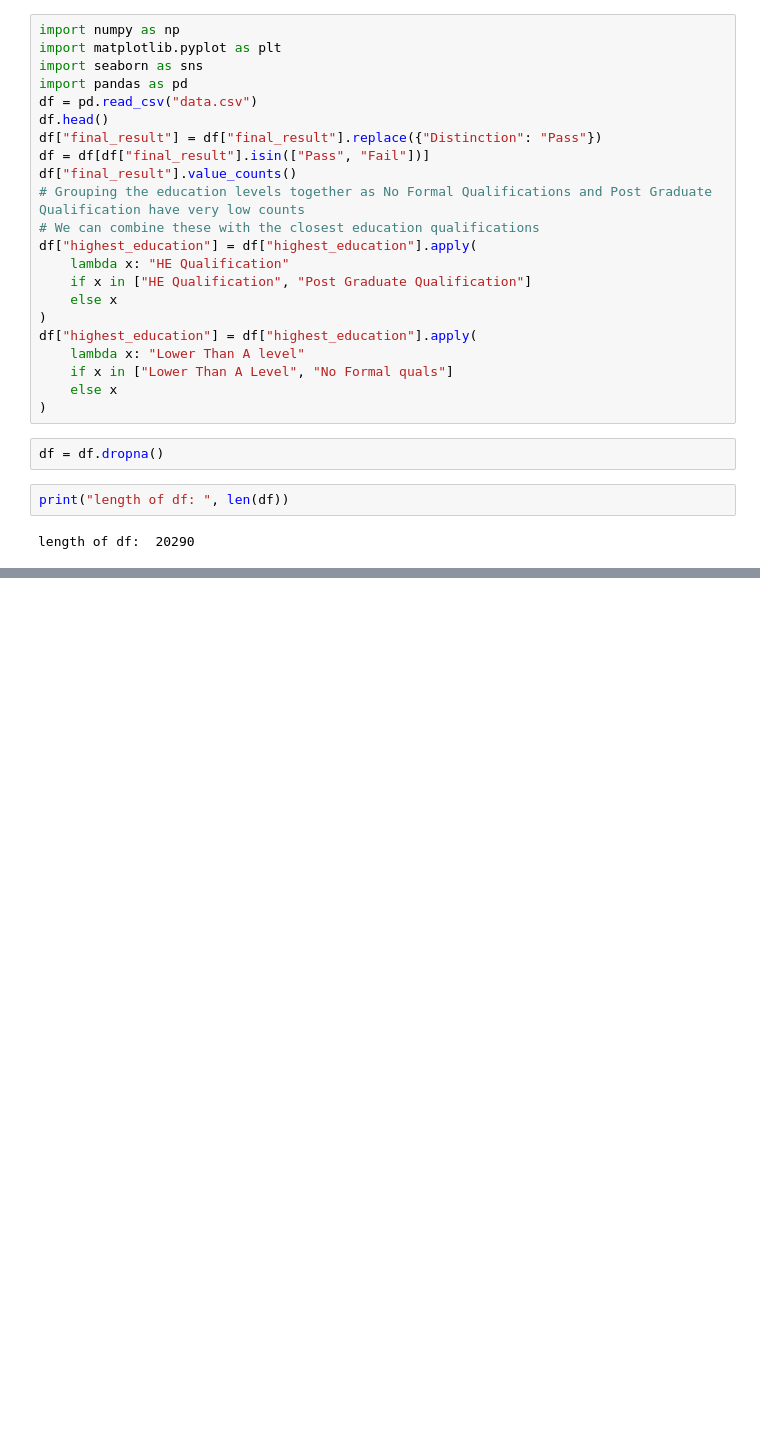
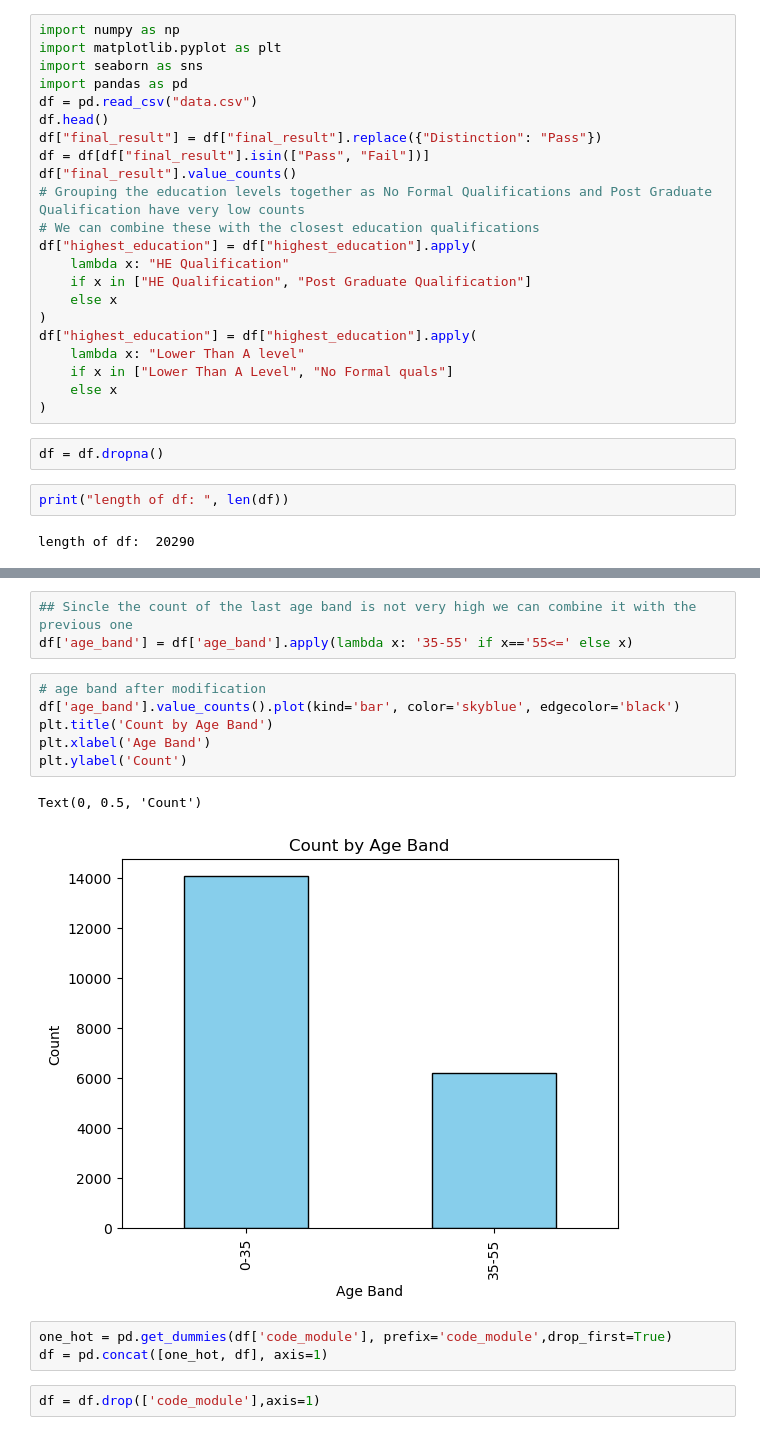
Before and after one commit to unknown-eps/bayesian_project, a Jupyter notebook: regression_task.ipynb, the cells around one changed output, grey strips where cells are left out. Saved outputs shown, nothing was run; the diff lists cells and outputs as text; blank space fills up the shorter version.

```diff
--- a/regression_task.ipynb
+++ b/regression_task.ipynb
@@ -30,0 +48,17 @@ df = df.drop(['id_student','code_presentation','region','final_result','module_p
+# %%
+## Sincle the count of the last age band is not very high we can combine it with the previous one
+df['age_band'] = df['age_band'].apply(lambda x: '35-55' if x=='55<=' else x)
+# %%
+# age band after modification
+df['age_band'].value_counts().plot(kind='bar', color='skyblue', edgecolor='black')
+plt.title('Count by Age Band')
+plt.xlabel('Age Band')
+plt.ylabel('Count')
+# %% [output]
+Text(0, 0.5, 'Count')
+[figure, added]
+# %%
+one_hot = pd.get_dummies(df['code_module'], prefix='code_module',drop_first=True)
+df = pd.concat([one_hot, df], axis=1)
+# %%
+df = df.drop(['code_module'],axis=1)
```
Also changed, not shown: parts of 8 cells of this notebook.
